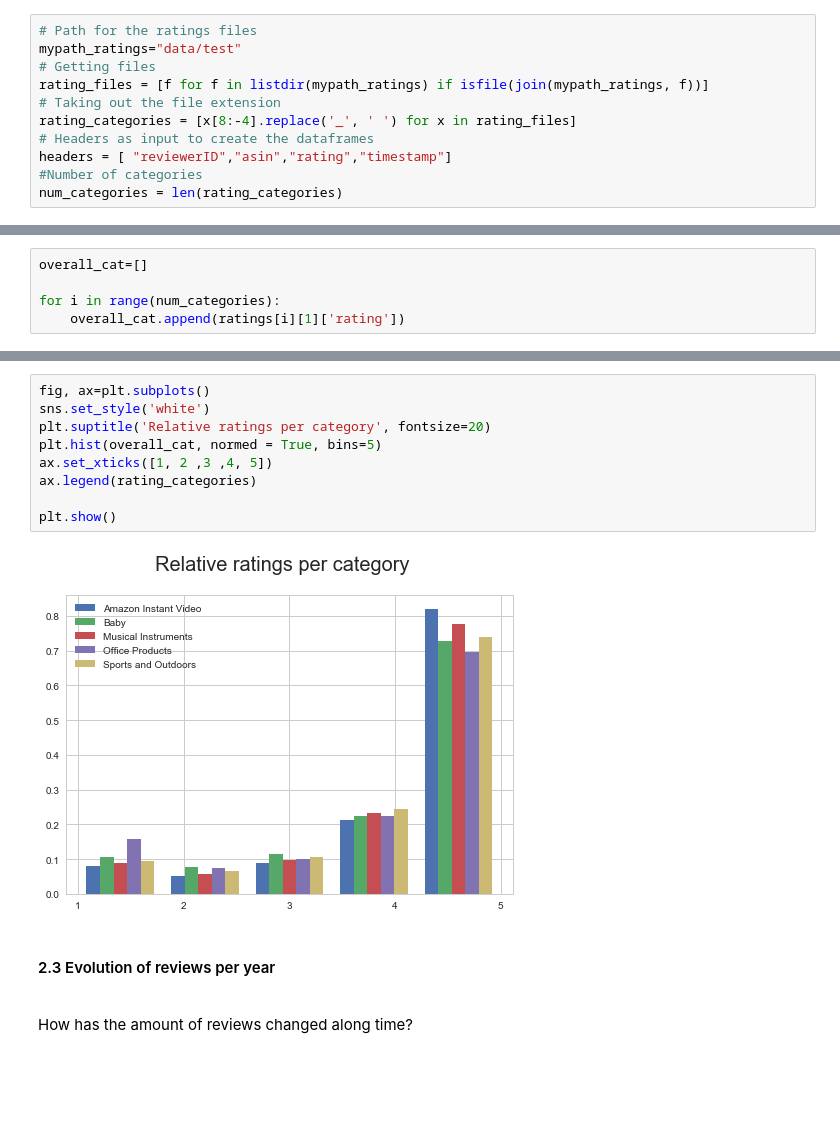
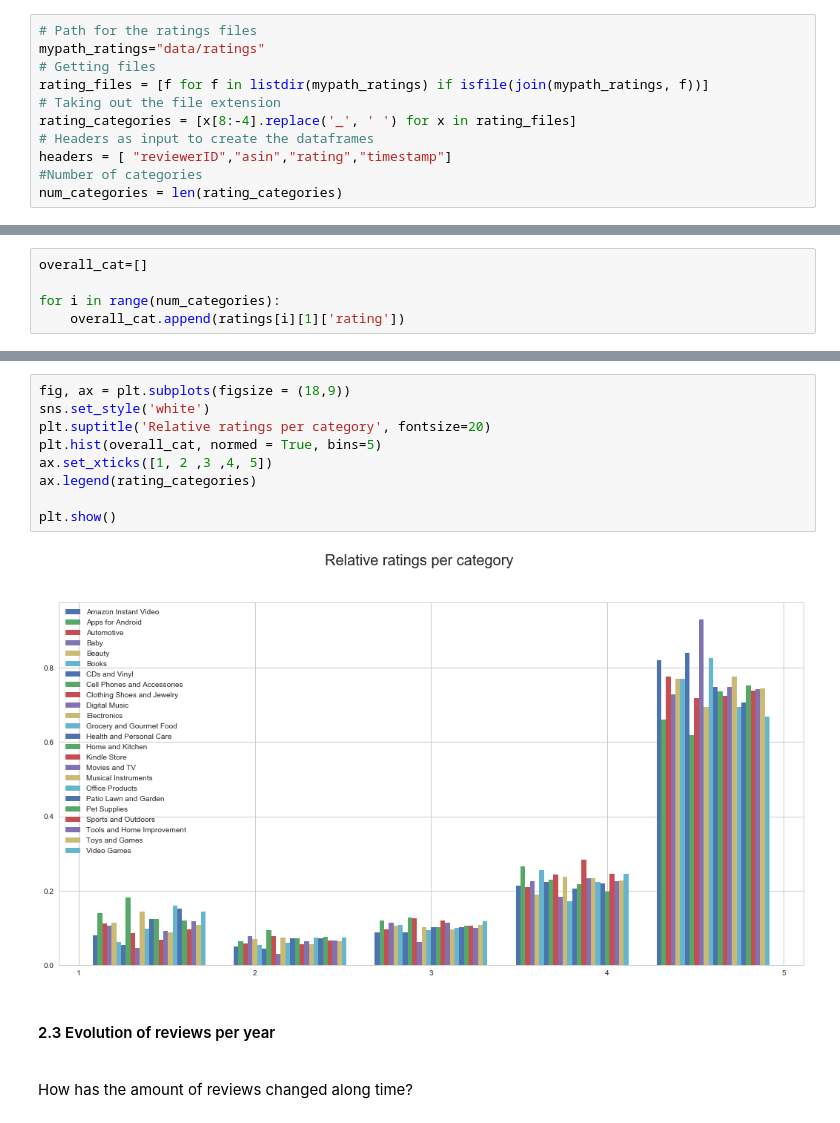
Before and after one commit to bv216/ada2017, a Jupyter notebook: ADA2017-Project/Project-Notebook-test.ipynb, the cells around one changed output, grey strips where cells are left out. Drawn from its saved outputs; the diff is of its cells as text; blank space fills up the shorter version.

```diff
--- a/ADA2017-Project/Project-Notebook-test.ipynb
+++ b/ADA2017-Project/Project-Notebook-test.ipynb
@@ -61,7 +61,7 @@ def parse(path):
 We will work with two main datasets, a list of categories and a list of dataframes with the ratings for each category.
 # %%
 # Path for the ratings files
-mypath_ratings="data/test"
+mypath_ratings="data/ratings"
 # Getting files
 rating_files = [f for f in listdir(mypath_ratings) if isfile(join(mypath_ratings, f))]
 # Taking out the file extension
@@ -176,14 +176,14 @@ plt.show()
 # %%
-fig, ax=plt.subplots()
+fig, ax = plt.subplots(figsize = (18,9))
 sns.set_style('white')
 plt.suptitle('Relative ratings per category', fontsize=20)
 plt.hist(overall_cat, normed = True, bins=5)
 ax.set_xticks([1, 2 ,3 ,4, 5])
 ax.legend(rating_categories)
 
 plt.show()
 # %% [output]
-[figure, old version]
+[figure, new version]
 # %% [markdown]
 #### 2.3 Evolution of reviews per year
 
```
Also changed, not shown: parts of 48 cells of this notebook.
